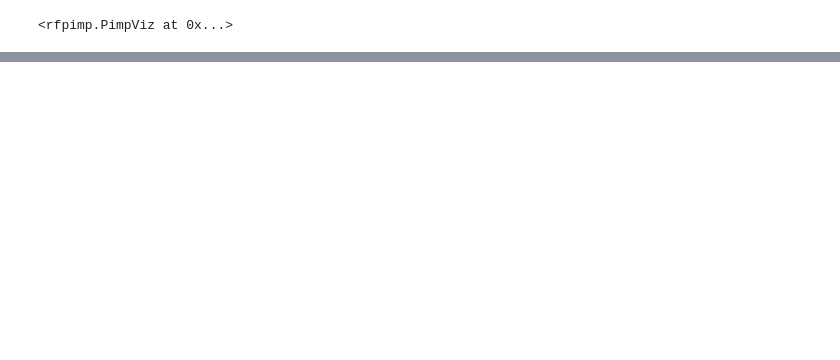
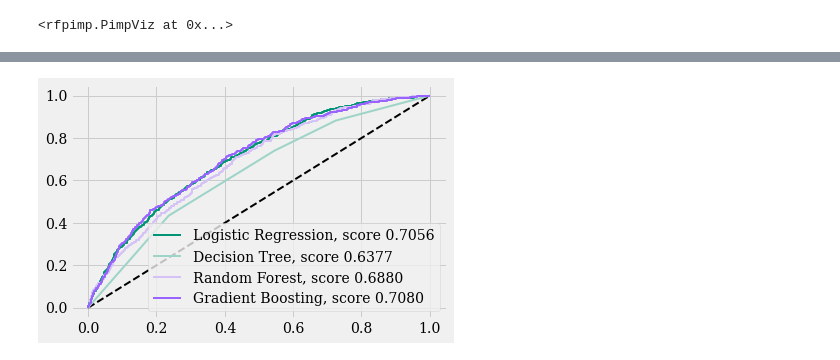
Before and after one commit to MariaLavrovskaya/datascience, a Jupyter notebook: loans/final.ipynb, the cells around one changed output, grey strips where cells are left out. Drawn from its saved outputs; the diff is of its cells as text; code cells hidden in the pictures; blank space fills up the shorter version.

```diff
--- a/loans/final.ipynb
+++ b/loans/final.ipynb
@@ -102,5 +211,5 @@ over = SMOTENC(categorical_features=[X_train.dtypes==object],sampling_strategy=0
 # %%
-# Logistics regression
+# Logistic regression
 model_pipeline = Pipeline([
     ('preprocessing', col_transform),
     ('over', over),
@@ -112,6 +221,5 @@ param = {
 }
 logit = GridSearchCV(estimator=model_pipeline, param_grid=param, cv=10, scoring = 'recall_macro').fit(X_train, y_train)
 logit.score(X_test,y_test) #Recall_macro
-
-#Plot ROC curve
-logit_auc = plot_roc_curve(logit, X_test, y_test)
+logit_predict = logit.predict_proba(X_test)[:, 1]
+fpr_logit, tpr_logit, _ = roc_curve(y_test, logit_predict)
@@ -184,0 +308,22 @@ with sns.diverging_palette(160, 275, s=100, l=55, n=4):
+# %%
+# Gradient Boosting with CatBoost
+from catboost import CatBoostClassifier, Pool, cv
+X_train1, X_test1, y_train1, y_test1 = train_test_split(X, y, test_size=0.2, random_state=0, stratify=y)
+boosting = CatBoostClassifier(
+    iterations=1000,
+    custom_loss=['F1'],
+    random_seed=42,
+    logging_level='Silent',
+    train_dir='model_depth_1/'
+)
+
+boosting.fit(
+    X_train1, y_train1,
+    cat_features=categorical_cols,
+    eval_set=(X_test1, y_test1),
+    logging_level='Verbose',  # you can uncomment this for text output
+    plot=False
+)
+
+boosting_y_predict = boosting.predict_proba(X_test1)[:, 1]
+fpr_boosting_y, tpr_boosting_y, _ = roc_curve(y_test1, boosting_y_predict)
@@ -184,0 +359,11 @@ with sns.diverging_palette(160, 275, s=100, l=55, n=4):
+# %%
+with sns.diverging_palette(160, 275, s=100, l=55, n=4):
+    plt.plot([0, 1], [0, 1], 'k--')
+    plt.plot(fpr_logit, tpr_logit, label='Logistic Regression, score {:0.4f}'.format(roc_auc_score(y_test,logit_predict)))
+    plt.plot(fpr_tree_y, tpr_tree_y, label='Decision Tree, score {:0.4f}'.format(roc_auc_score(y_test,tree_y_predict)))
+    plt.plot(fpr_forest_y, tpr_forest_y, label='Random Forest, score {:0.4f}'.format(roc_auc_score(y_test,forest_y_predict)))
+    plt.plot(fpr_boosting_y, tpr_boosting_y, label='Gradient Boosting, score {:0.4f}'.format(roc_auc_score(y_test1,boosting_y_predict)))
+    plt.legend(loc='best', fancybox=True, frameon=True)
+    plt.savefig('/Users/user/Desktop/UCL_CS_Masters/datascience/coding/codes/datascience/loans/artworks/models.png')
+# %% [output]
+[figure, added]
```
Also changed, not shown: parts of 21 cells of this notebook, 15 other files.
